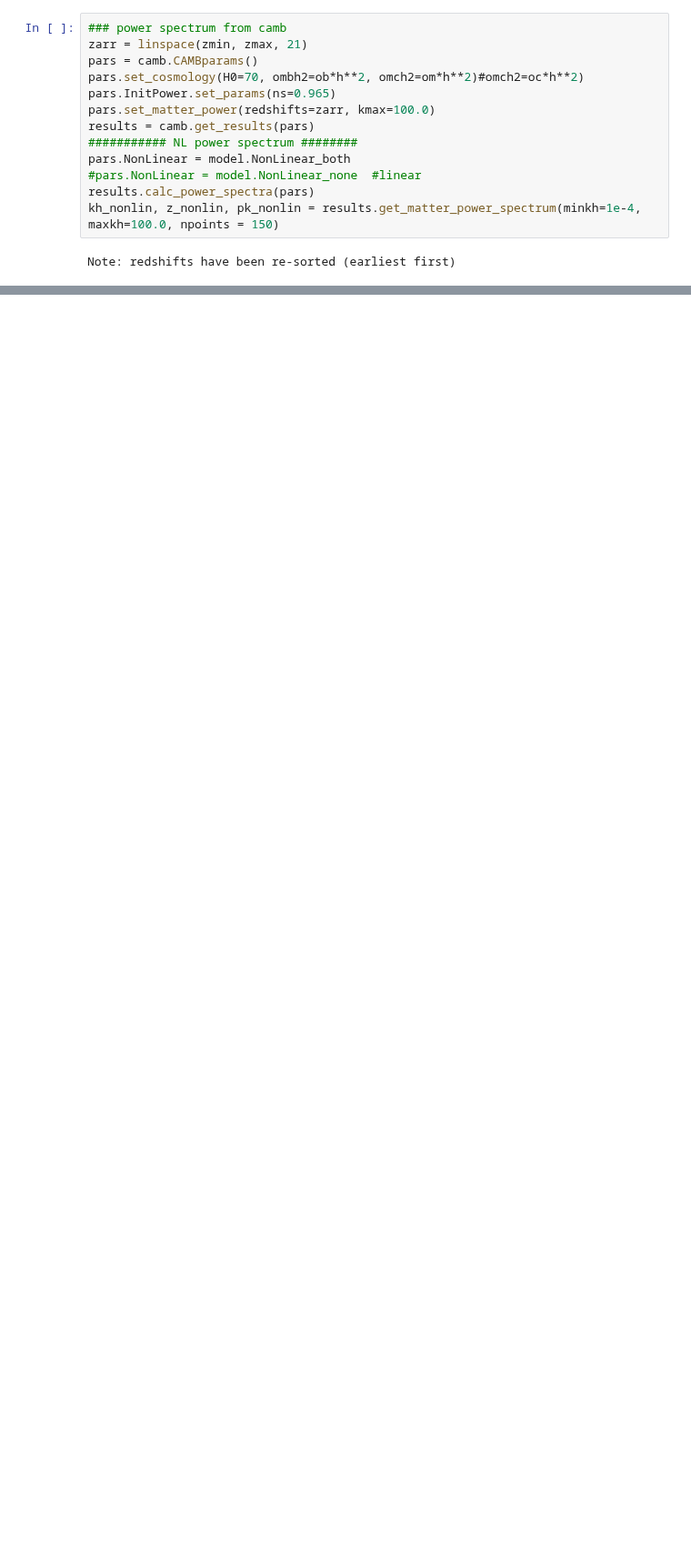
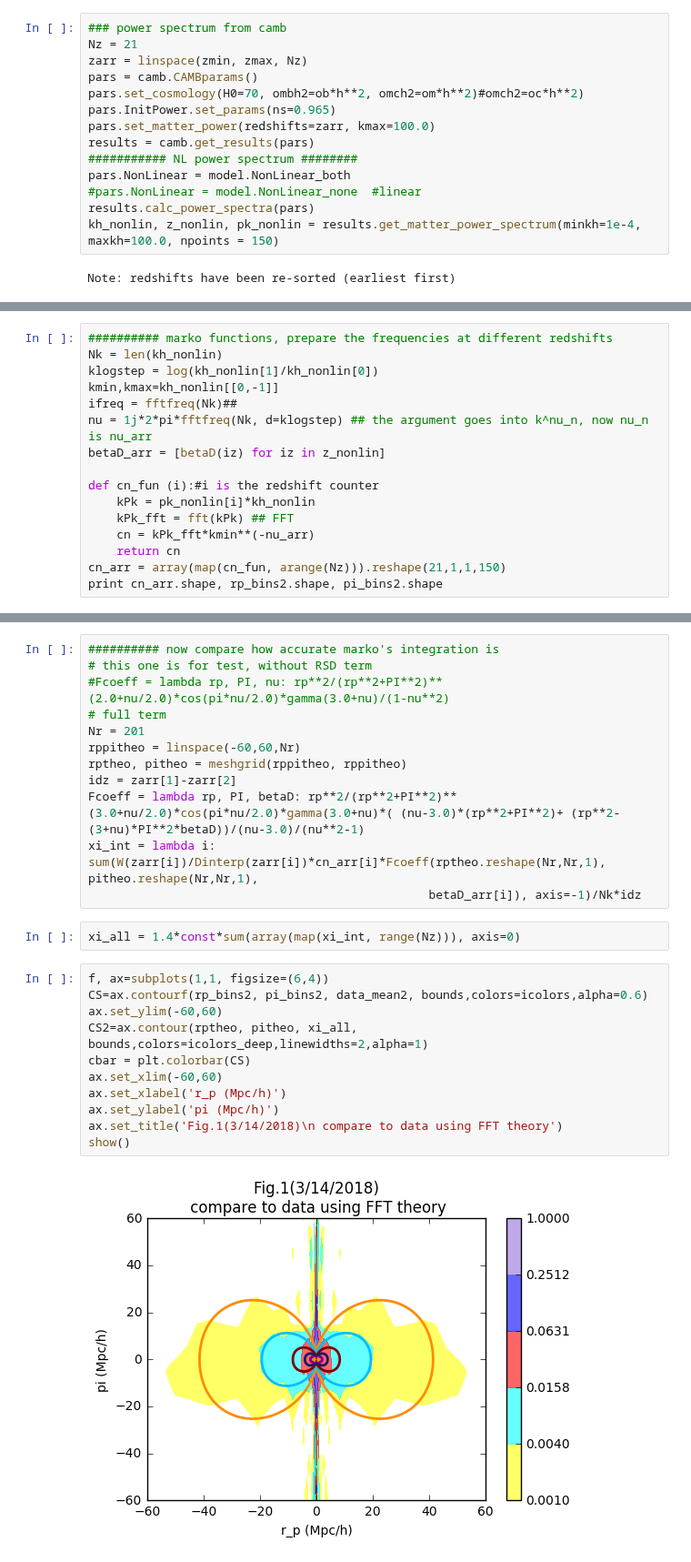
Before and after one commit to liuxx479/gplus, a Jupyter notebook: test_2d_fits.ipynb, the cells around one changed output, grey strips where cells are left out. Shown at 91% size. Drawn from its saved outputs; the diff is of its cells as text; blank space fills up the shorter version.

Commit message:
add 2d test notebook

```diff
--- a/test_2d_fits.ipynb
+++ b/test_2d_fits.ipynb
@@ -61,6 +80,7 @@ pz = interpolate.interp1d(zcenter,dndz,bounds_error=0,fill_value=0.)
 # %%
 ### power spectrum from camb
-zarr = linspace(zmin, zmax, 21)
+Nz = 21
+zarr = linspace(zmin, zmax, Nz)
 pars = camb.CAMBparams()
 pars.set_cosmology(H0=70, ombh2=ob*h**2, omch2=om*h**2)#omch2=oc*h**2)
 pars.InitPower.set_params(ns=0.965)
@@ -93,0 +96,16 @@ marko_arr = array([[xi_int_marko(irp, iPI) for iPI in PI_arr] for irp in rp_arr]
+# %%
+########## marko functions, prepare the frequencies at different redshifts
+Nk = len(kh_nonlin)
+klogstep = log(kh_nonlin[1]/kh_nonlin[0])
+kmin,kmax=kh_nonlin[[0,-1]]
+ifreq = fftfreq(Nk)##
+nu = 1j*2*pi*fftfreq(Nk, d=klogstep) ## the argument goes into k^nu_n, now nu_n is nu_arr
+betaD_arr = [betaD(iz) for iz in z_nonlin]
+
+def cn_fun (i):#i is the redshift counter
+    kPk = pk_nonlin[i]*kh_nonlin
+    kPk_fft = fft(kPk) ## FFT
+    cn = kPk_fft*kmin**(-nu_arr)
+    return cn
+cn_arr = array(map(cn_fun, arange(Nz))).reshape(21,1,1,150)
+print cn_arr.shape, rp_bins2.shape, pi_bins2.shape
@@ -93,0 +114,27 @@ marko_arr = array([[xi_int_marko(irp, iPI) for iPI in PI_arr] for irp in rp_arr]
+# %%
+########## now compare how accurate marko's integration is
+# this one is for test, without RSD term
+#Fcoeff = lambda rp, PI, nu: rp**2/(rp**2+PI**2)**(2.0+nu/2.0)*cos(pi*nu/2.0)*gamma(3.0+nu)/(1-nu**2)
+# full term
+Nr = 201
+rppitheo = linspace(-60,60,Nr)
+rptheo, pitheo = meshgrid(rppitheo, rppitheo)
+idz = zarr[1]-zarr[2]
+Fcoeff = lambda rp, PI, betaD: rp**2/(rp**2+PI**2)**(3.0+nu/2.0)*cos(pi*nu/2.0)*gamma(3.0+nu)*( (nu-3.0)*(rp**2+PI**2)+ (rp**2-(3+nu)*PI**2*betaD))/(nu-3.0)/(nu**2-1)
+xi_int = lambda i: sum(W(zarr[i])/Dinterp(zarr[i])*cn_arr[i]*Fcoeff(rptheo.reshape(Nr,Nr,1), pitheo.reshape(Nr,Nr,1),
+                                                betaD_arr[i]), axis=-1)/Nk*idz
+# %%
+xi_all = 1.4*const*sum(array(map(xi_int, range(Nz))), axis=0)
+# %%
+f, ax=subplots(1,1, figsize=(6,4))
+CS=ax.contourf(rp_bins2, pi_bins2, data_mean2, bounds,colors=icolors,alpha=0.6)
+ax.set_ylim(-60,60)
+CS2=ax.contour(rptheo, pitheo, xi_all, bounds,colors=icolors_deep,linewidths=2,alpha=1)
+cbar = plt.colorbar(CS)
+ax.set_xlim(-60,60)
+ax.set_xlabel('r_p (Mpc/h)')
+ax.set_ylabel('pi (Mpc/h)')
+ax.set_title('Fig.1(3/14/2018)\n compare to data using FFT theory')
+show()
+# %% [output]
+[figure, added]
```
Also changed, not shown: parts of 6 cells of this notebook.
